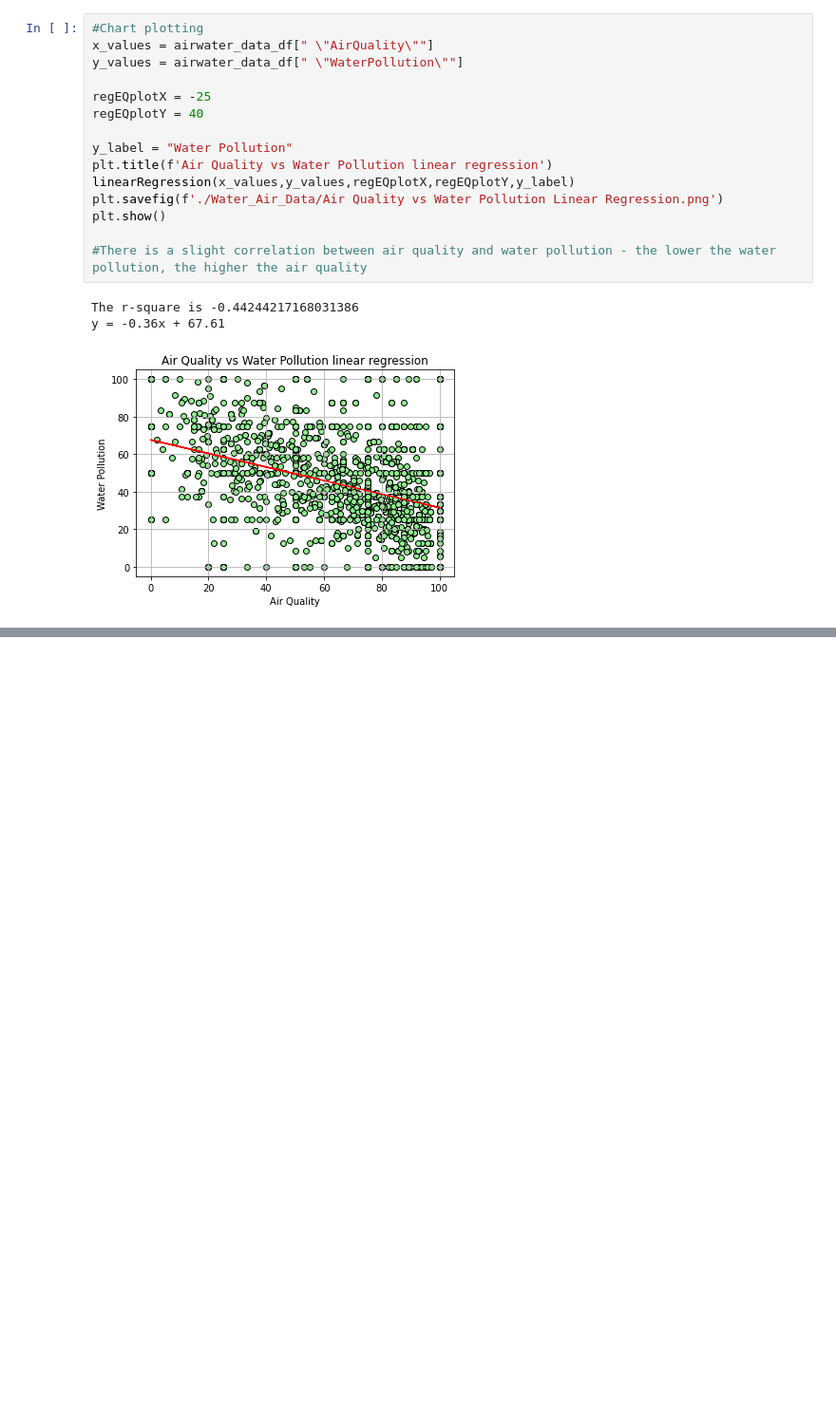
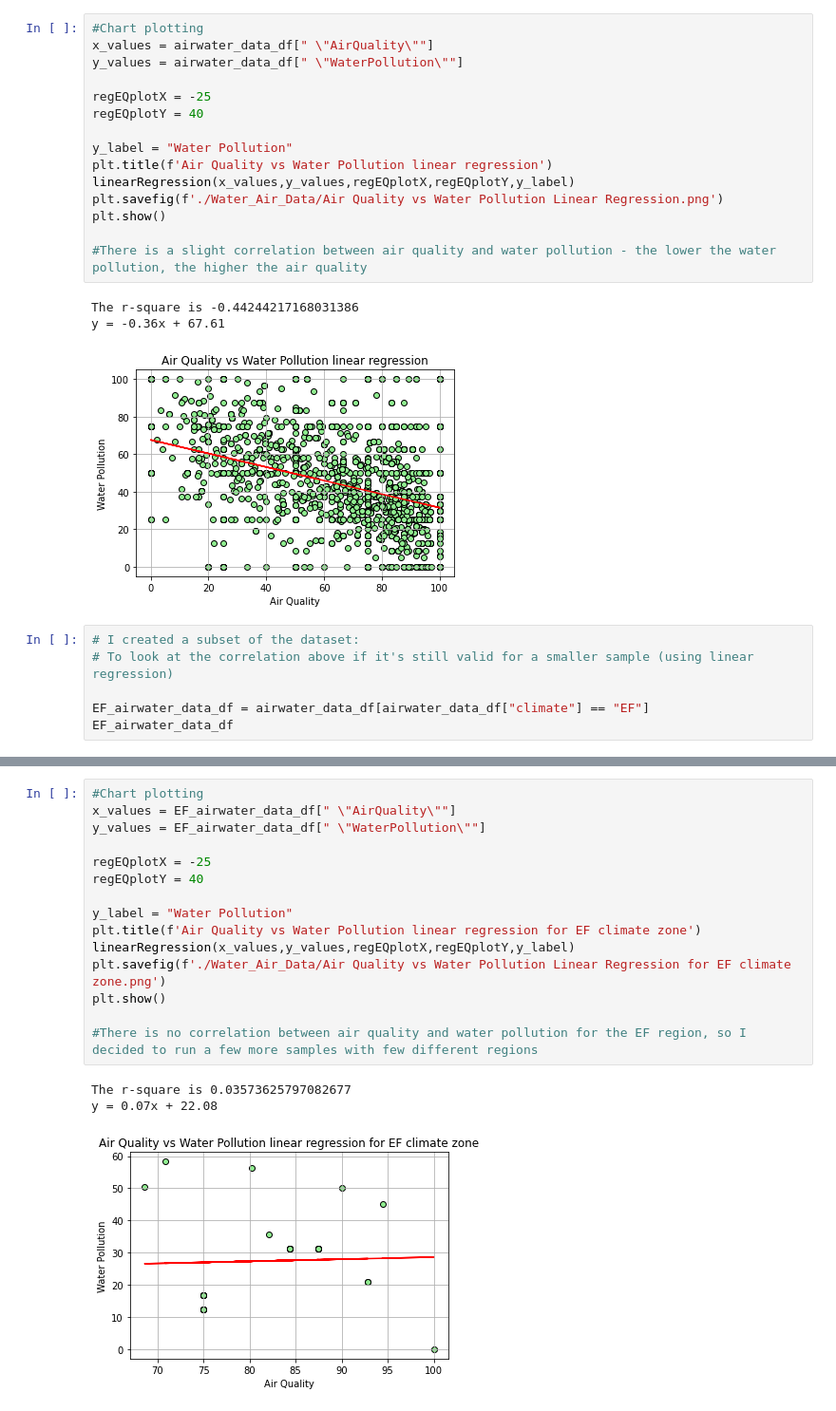
Before and after one commit to luonri11/project-1-repo, a Jupyter notebook: AirWaterComparison.ipynb, the cells around one changed output, grey strips where cells are left out. Shown at 95% size. Cells and saved outputs as stored; diff of their text form; blank space fills up the shorter version.

Commit message:
Added further analysis by climate zones and by countries to water and air pollution Jupyter notebook

```diff
--- a/AirWaterComparison.ipynb
+++ b/AirWaterComparison.ipynb
@@ -93,3 +93,9 @@ plt.show()
 The r-square is -0.44244217168031386
 y = -0.36x + 67.61
 [figure]
+# %%
+# I created a subset of the dataset:
+# To look at the correlation above if it's still valid for a smaller sample (using linear regression)
+
+EF_airwater_data_df = airwater_data_df[airwater_data_df["climate"] == "EF"]
+EF_airwater_data_df
@@ -95,0 +120,19 @@ y = -0.36x + 67.61
+# %%
+#Chart plotting
+x_values = EF_airwater_data_df[" \"AirQuality\""]
+y_values = EF_airwater_data_df[" \"WaterPollution\""]
+
+regEQplotX = -25
+regEQplotY = 40
+
+y_label = "Water Pollution"
+plt.title(f'Air Quality vs Water Pollution linear regression for EF climate zone')
+linearRegression(x_values,y_values,regEQplotX,regEQplotY,y_label)
+plt.savefig(f'./Water_Air_Data/Air Quality vs Water Pollution Linear Regression for EF climate zone.png')
+plt.show()
+
+#There is no correlation between air quality and water pollution for the EF region, so I decided to run a few more samples with few different regions
+# %% [output]
+The r-square is 0.03573625797082677
+y = 0.07x + 22.08
+[figure, added]
```
Also changed, not shown: parts of 9 cells of this notebook, 4 other files.
